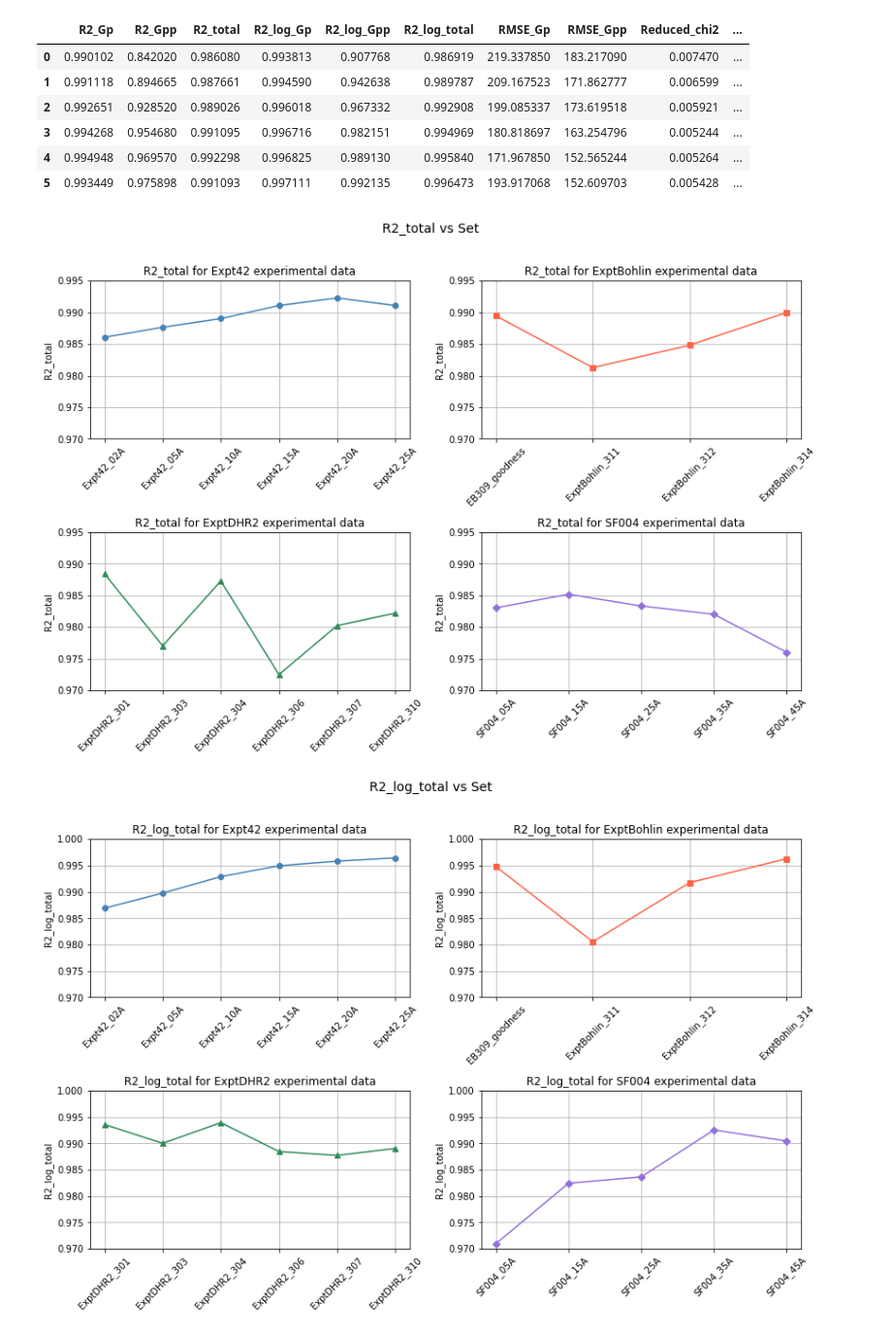
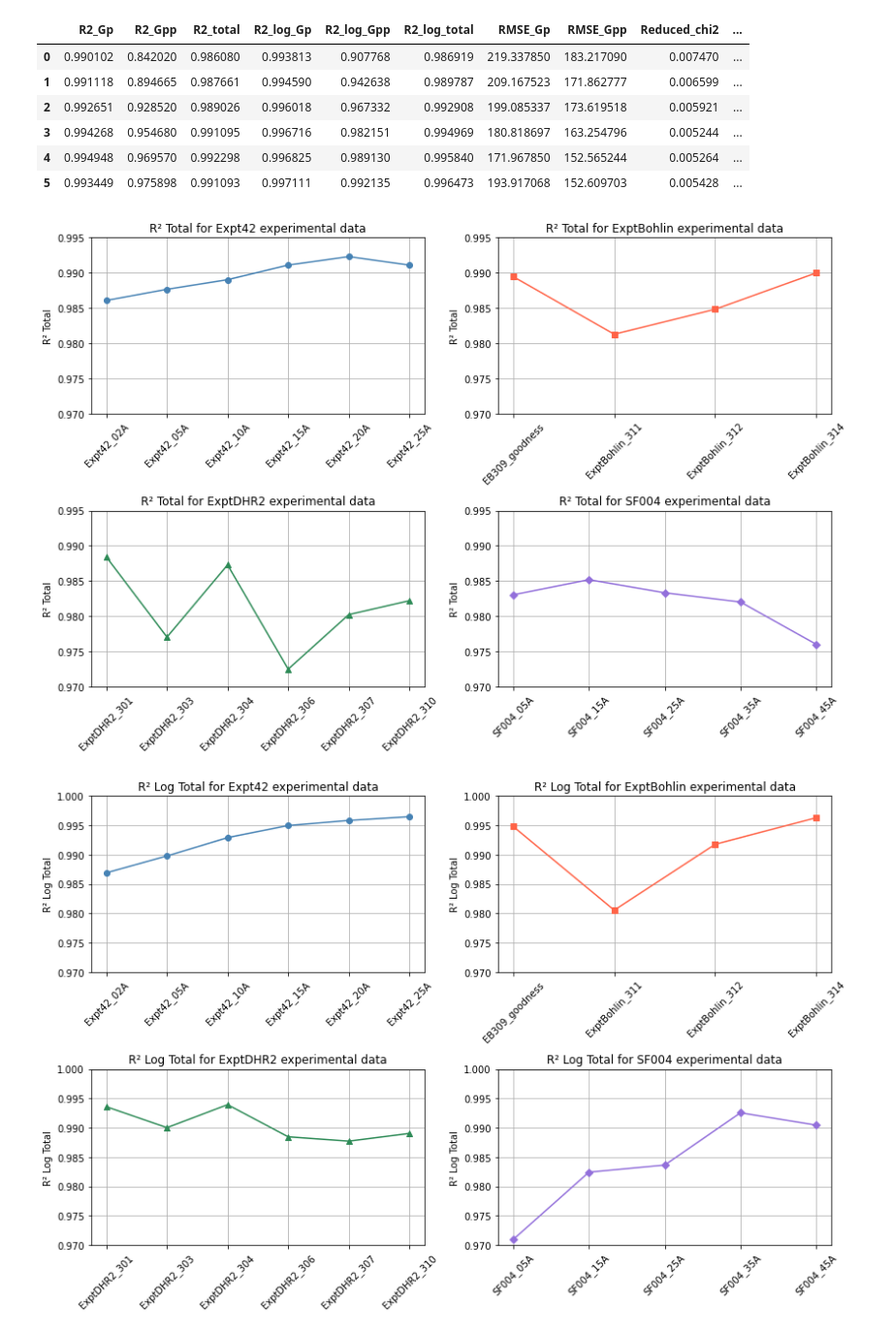
Before and after one commit to sc-coding-work/Sticky_Dumbbell_MS_Project, a Jupyter notebook: Fits_folder/Results_analysis.ipynb, the cells around one changed output. Shown at 97% size. Saved outputs shown, nothing was run; the diff lists cells and outputs as text; code cells hidden in the pictures.

Commit message:
Ion-dependant graphs and code

```diff
--- a/Fits_folder/Results_analysis.ipynb
+++ b/Fits_folder/Results_analysis.ipynb
@@ -77,7 +77,7 @@ df_by_folder['Expt42_data']
 import pandas as pd
 import matplotlib.pyplot as plt
 
-def plot_r2_subplots(df_by_folder, folders, labels, y_col='R2_total', ylim=(0.97, 0.995)):
+def plot_r2_subplots(df_by_folder, folders, labels, y_col='R2_total', y_title=None, ylim=(0.97, 0.995)):
     """
     Plots subplots for each folder/dataframe.
 
@@ -86,40 +86,41 @@ def plot_r2_subplots(df_by_folder, folders, labels, y_col='R2_total', ylim=(0.97
         folders      : list of keys to pull from df_by_folder
         labels       : list of display names for each subplot title
         y_col        : column to plot on y-axis (default 'R2_total')
+        y_title
         ylim         : tuple for y-axis limits (default (0.97, 0.995))
     """
     dataframes = [df_by_folder[f] for f in folders]
     colors = ['steelblue', 'tomato', 'seagreen', 'mediumpurple']
     markers = ['o', 's', '^', 'D']
 
     # Clean set names
     for df in dataframes:
         df['set'] = df['set'].str.replace('fit_', '', regex=False).str.replace('.bbx_goodness', '', regex=False)
     fig, axes = plt.subplots(2, 2, figsize=(12, 8))
     axes = axes.flatten()
 
     for ax, df, label, color, marker in zip(axes, dataframes, labels, colors, markers):
         ax.plot(df['set'], df[y_col], marker=marker, color=color)
-        ax.set_title(f'{y_col} for {label} experimental data')
-        ax.set_ylabel(y_col)
+        ax.set_title(f'{y_title} for {label} experimental data')
+        ax.set_ylabel(y_title)
         ax.set_ylim(ylim)
         ax.tick_params(axis='x', rotation=45)
         ax.grid(True)
 
-    plt.suptitle(f'{y_col} vs Set', fontsize=14, y=1.02)
+    #plt.suptitle(f'{y_title} vs Set', fontsize=14, y=1.02)
     plt.tight_layout()
     plt.savefig(f'{y_col}_comparison_subplots.png', dpi=150)
     plt.show()
 
 
 # Define these once and reuse
 folders = ['Expt42_data', 'ExptBohlin_data', 'ExptDHR2_data', 'SF004_data']
 labels  = ['Expt42', 'ExptBohlin', 'ExptDHR2', 'SF004']
 
 # Call for different columns
-plot_r2_subplots(df_by_folder, folders, labels, y_col='R2_total', ylim=(0.97, 0.995))
-plot_r2_subplots(df_by_folder, folders, labels, y_col='R2_log_total',   ylim=(0.97, 1))
-plot_r2_subplots(df_by_folder, folders, labels, y_col='Reduced_chi2',   ylim=(0, 0.035))
+plot_r2_subplots(df_by_folder, folders, labels, y_col='R2_total', y_title='R² Total', ylim=(0.97, 0.995))
+plot_r2_subplots(df_by_folder, folders, labels, y_col='R2_log_total', y_title='R² Log Total', ylim=(0.97, 1))
+plot_r2_subplots(df_by_folder, folders, labels, y_col='Reduced_chi2', y_title='Reduced χ²', ylim=(0, 0.035))
 # %% [output]
-[figure, old version]
+[figure, new version]
-[figure, old version]
+[figure, new version]
```
Also changed, not shown: parts of 5 cells of this notebook, 3 other files.
